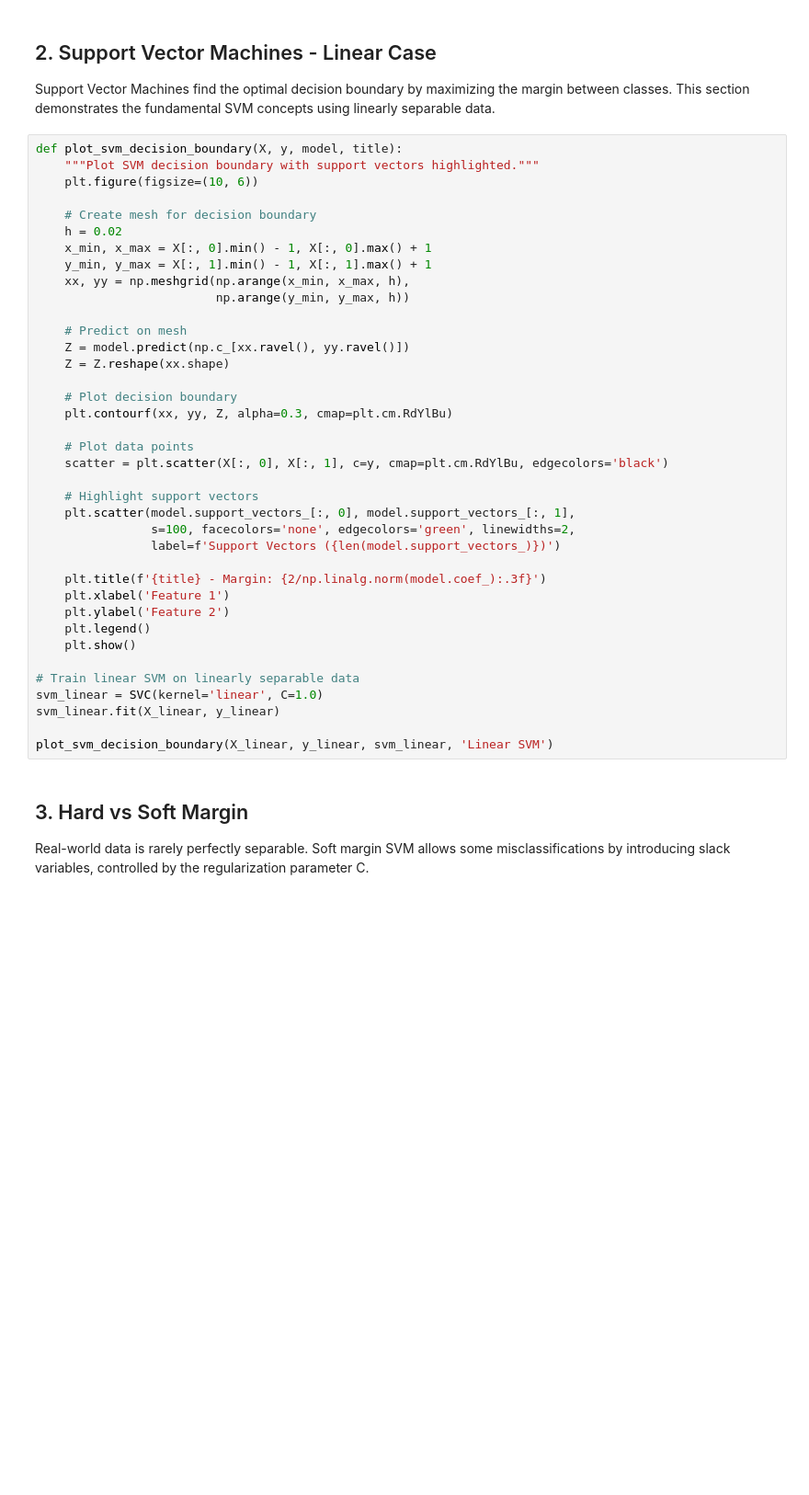
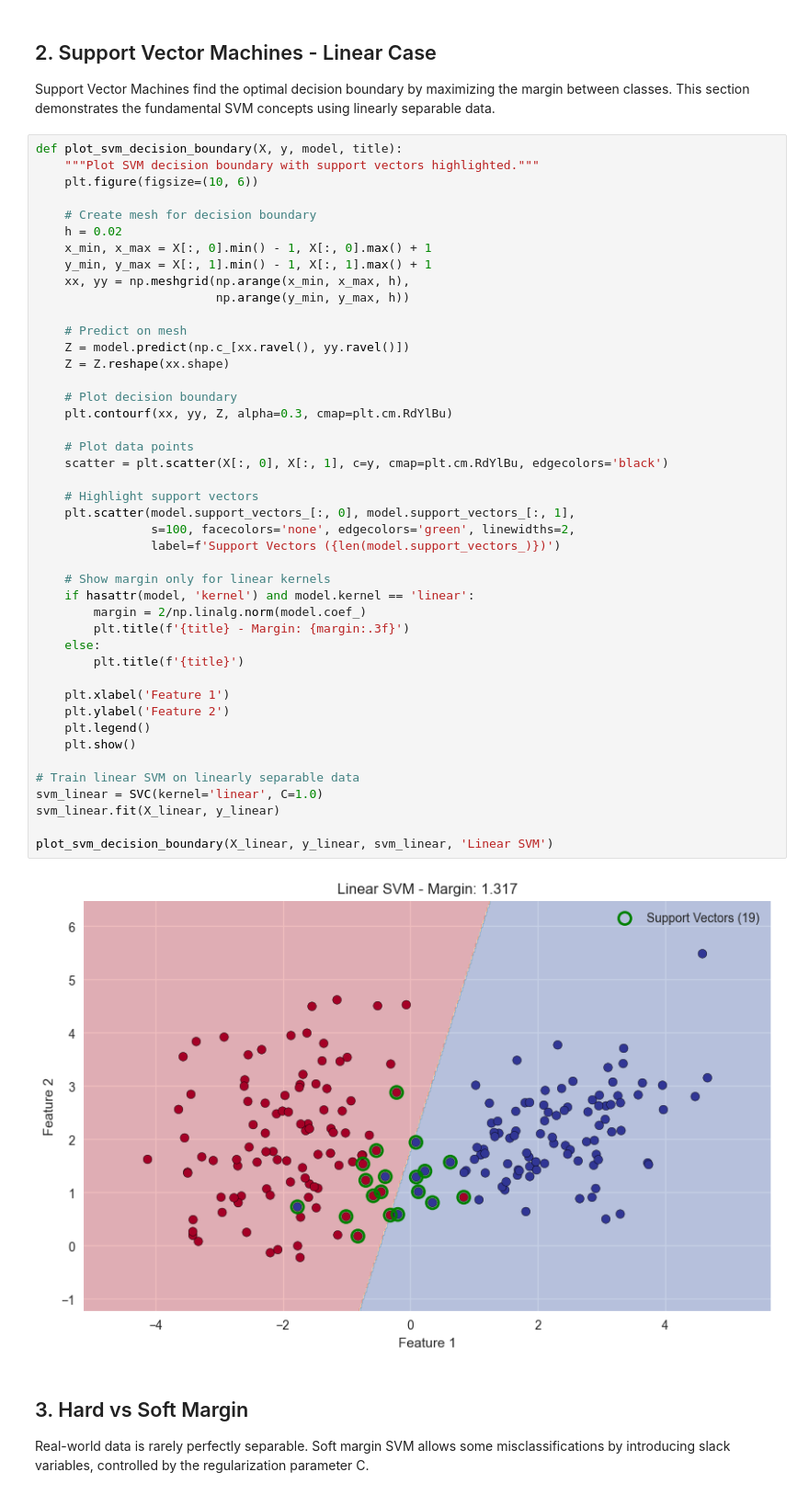
Before and after one commit to njpinton/CMSC173, a Jupyter notebook: 05-KernelMethods/notebook/kernel_methods_tutorial.ipynb, the cells around one changed output. Shown at 92% size. Saved outputs shown, nothing was run; the diff lists cells and outputs as text; blank space fills up the shorter version.

```diff
--- a/05-KernelMethods/notebook/kernel_methods_tutorial.ipynb
+++ b/05-KernelMethods/notebook/kernel_methods_tutorial.ipynb
@@ -68,34 +72,42 @@ def plot_svm_decision_boundary(X, y, model, title):
     x_min, x_max = X[:, 0].min() - 1, X[:, 0].max() + 1
     y_min, y_max = X[:, 1].min() - 1, X[:, 1].max() + 1
     xx, yy = np.meshgrid(np.arange(x_min, x_max, h),
                          np.arange(y_min, y_max, h))
 
     # Predict on mesh
     Z = model.predict(np.c_[xx.ravel(), yy.ravel()])
     Z = Z.reshape(xx.shape)
 
     # Plot decision boundary
     plt.contourf(xx, yy, Z, alpha=0.3, cmap=plt.cm.RdYlBu)
 
     # Plot data points
     scatter = plt.scatter(X[:, 0], X[:, 1], c=y, cmap=plt.cm.RdYlBu, edgecolors='black')
 
     # Highlight support vectors
     plt.scatter(model.support_vectors_[:, 0], model.support_vectors_[:, 1],
                 s=100, facecolors='none', edgecolors='green', linewidths=2,
                 label=f'Support Vectors ({len(model.support_vectors_)})')
 
-    plt.title(f'{title} - Margin: {2/np.linalg.norm(model.coef_):.3f}')
+    # Show margin only for linear kernels
+    if hasattr(model, 'kernel') and model.kernel == 'linear':
+        margin = 2/np.linalg.norm(model.coef_)
+        plt.title(f'{title} - Margin: {margin:.3f}')
+    else:
+        plt.title(f'{title}')
+
     plt.xlabel('Feature 1')
     plt.ylabel('Feature 2')
     plt.legend()
     plt.show()
 
 # Train linear SVM on linearly separable data
 svm_linear = SVC(kernel='linear', C=1.0)
 svm_linear.fit(X_linear, y_linear)
 
 plot_svm_decision_boundary(X_linear, y_linear, svm_linear, 'Linear SVM')
+# %% [output]
+[figure, added]
 # %% [markdown]
 ## 3. Hard vs Soft Margin
 
```
Also changed, not shown: parts of 12 cells of this notebook.
